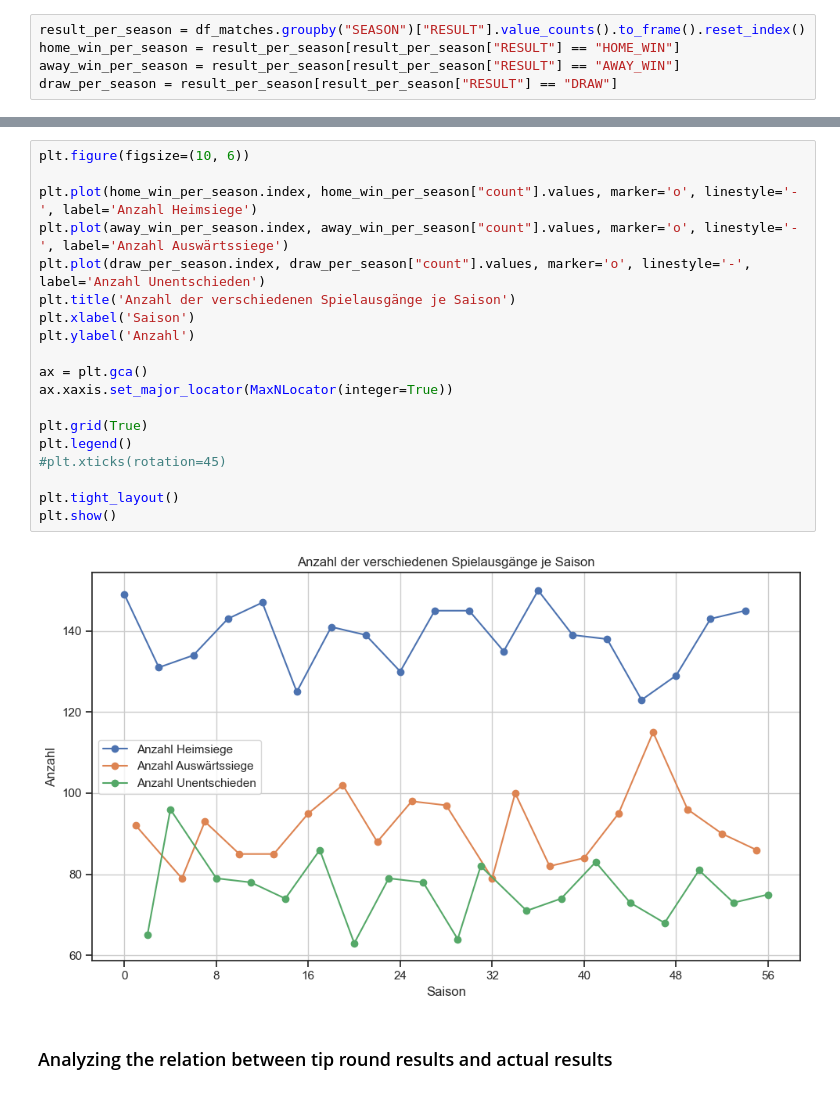
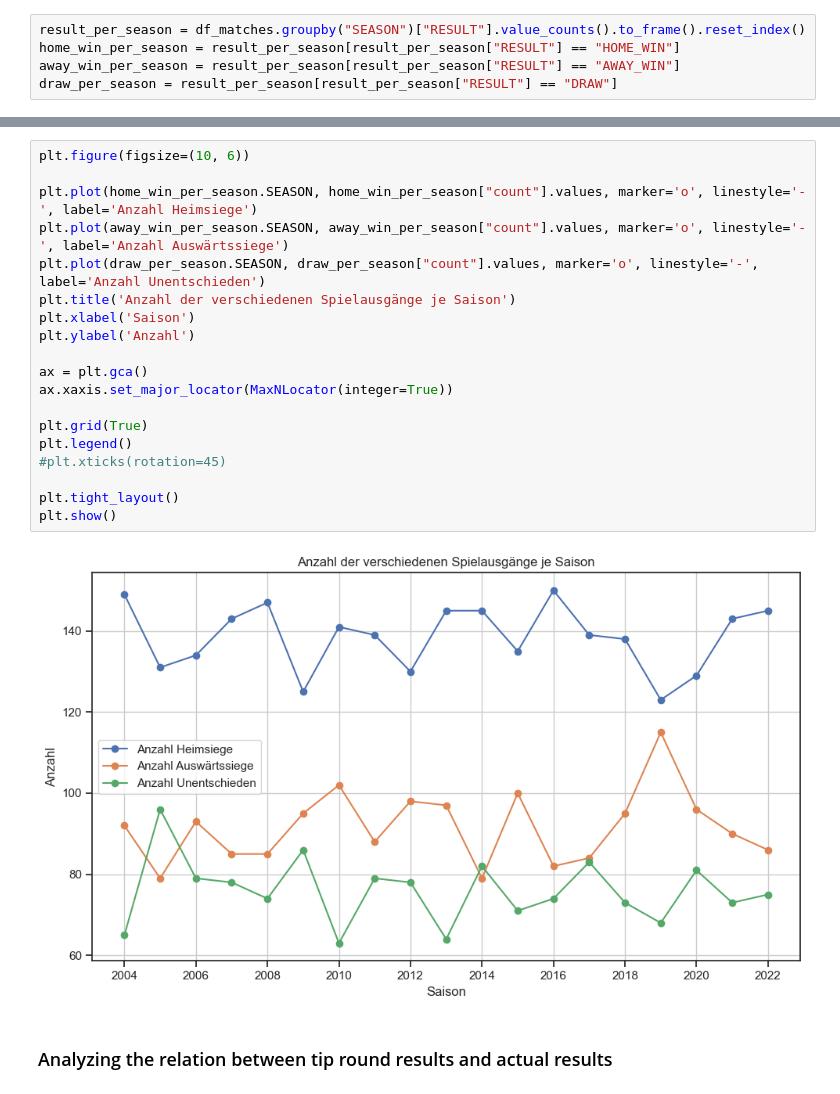
Before and after one commit to lucajanas/web-mining, a Jupyter notebook: 04_DataAnalysis.ipynb, the cells around one changed output, grey strips where cells are left out. Cells and saved outputs as stored; diff of their text form.

```diff
--- a/04_DataAnalysis.ipynb
+++ b/04_DataAnalysis.ipynb
@@ -373,24 +396,24 @@ draw_per_season = result_per_season[result_per_season["RESULT"] == "DRAW"]
 # %%
 plt.figure(figsize=(10, 6))
 
-plt.plot(home_win_per_season.index, home_win_per_season["count"].values, marker='o', linestyle='-', label='Anzahl Heimsiege')
-plt.plot(away_win_per_season.index, away_win_per_season["count"].values, marker='o', linestyle='-', label='Anzahl Auswärtssiege')
-plt.plot(draw_per_season.index, draw_per_season["count"].values, marker='o', linestyle='-', label='Anzahl Unentschieden')
+plt.plot(home_win_per_season.SEASON, home_win_per_season["count"].values, marker='o', linestyle='-', label='Anzahl Heimsiege')
+plt.plot(away_win_per_season.SEASON, away_win_per_season["count"].values, marker='o', linestyle='-', label='Anzahl Auswärtssiege')
+plt.plot(draw_per_season.SEASON, draw_per_season["count"].values, marker='o', linestyle='-', label='Anzahl Unentschieden')
 plt.title('Anzahl der verschiedenen Spielausgänge je Saison')
 plt.xlabel('Saison')
 plt.ylabel('Anzahl')
 
 ax = plt.gca()
 ax.xaxis.set_major_locator(MaxNLocator(integer=True))
 
 plt.grid(True)
 plt.legend()
 #plt.xticks(rotation=45)
 
 plt.tight_layout()
 plt.show()
 # %% [output]
-[figure, old version]
+[figure, new version]
 # %% [markdown]
 ### Analyzing the relation between tip round results and actual results
 # %%
```
Also changed, not shown: parts of 1 cell of this notebook.
